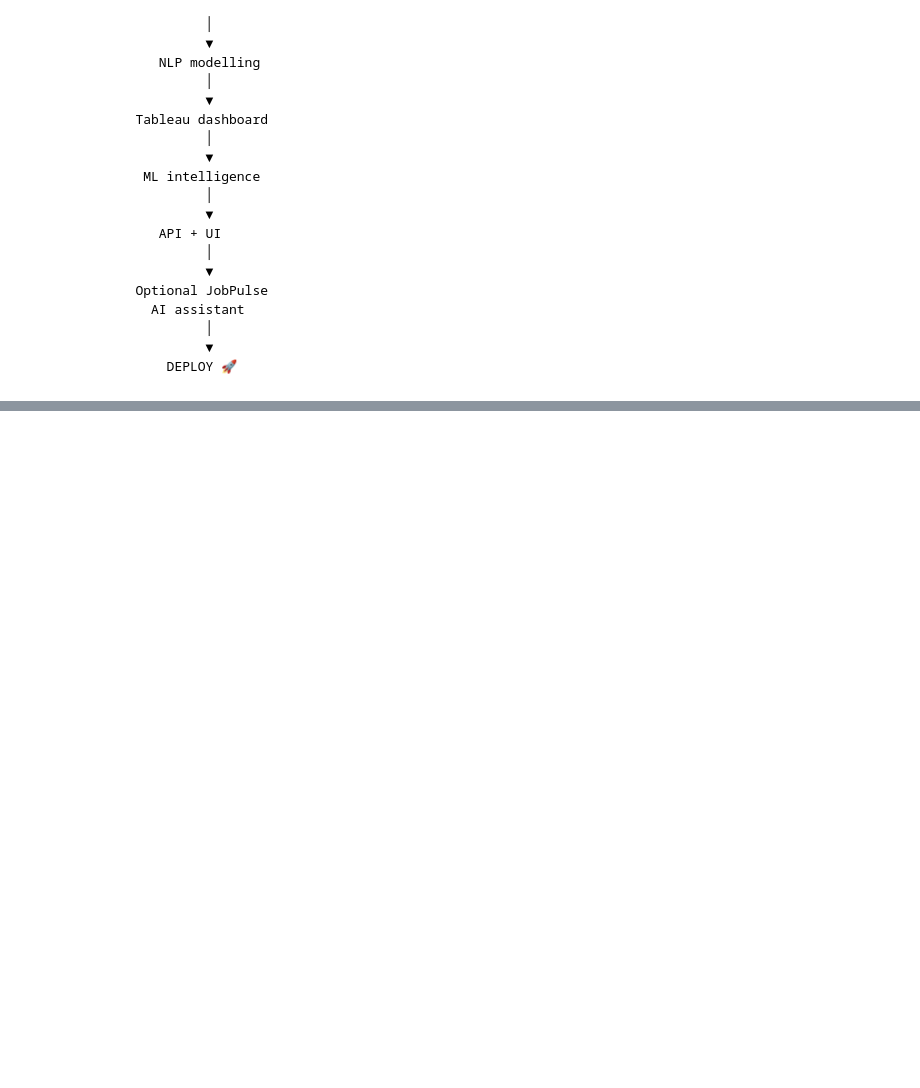
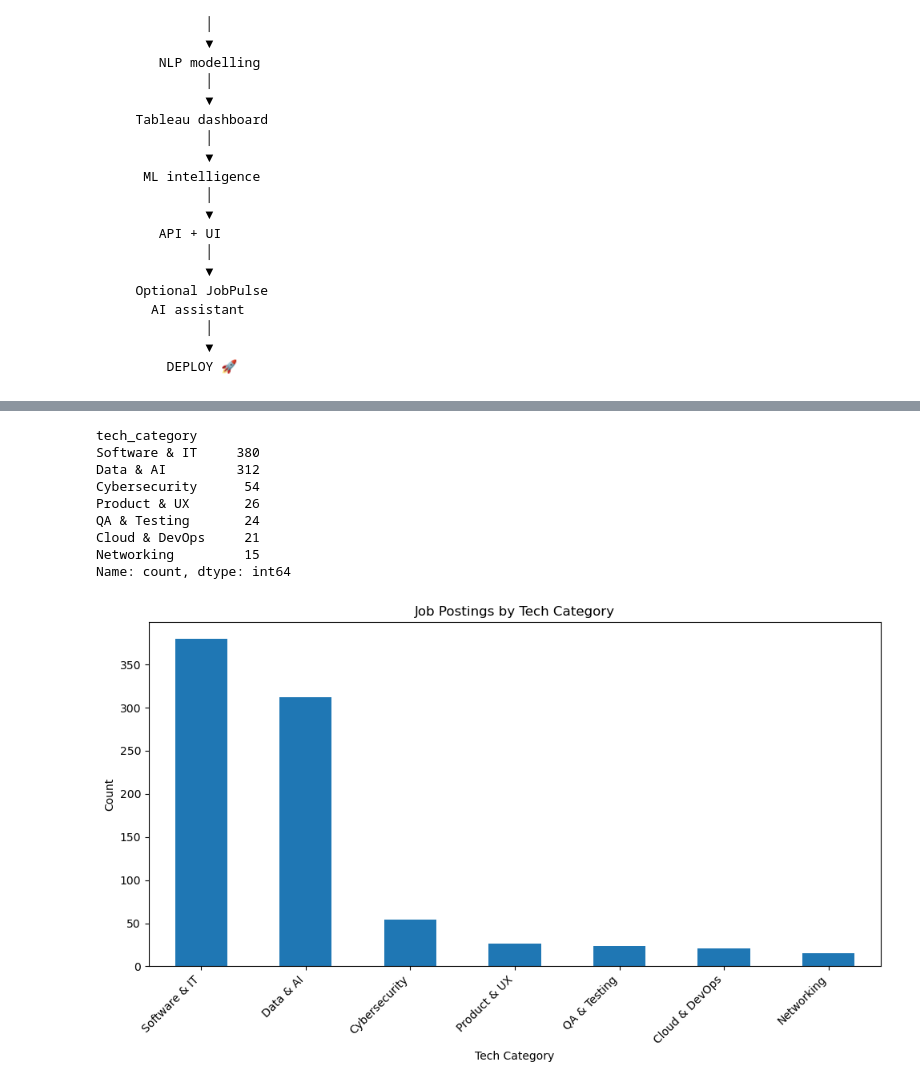
Before and after one commit to franciswairagu/jobpulseKe, a Jupyter notebook: notebooks/notebook.ipynb, the cells around one changed output, grey strips where cells are left out. Saved outputs shown, nothing was run; the diff lists cells and outputs as text; code cells hidden in the pictures; blank space fills up the shorter version.

```diff
--- a/notebooks/notebook.ipynb
+++ b/notebooks/notebook.ipynb
@@ -64,0 +220,23 @@ df[df["is_tech_job"]==1]
+# %%
+# --- Which category dominates hiring right now? ---
+category_counts = df["tech_category"].value_counts()
+print(category_counts)
+
+category_counts.plot(kind="bar", figsize=(10, 6))
+plt.title("Job Postings by Tech Category")
+plt.xlabel("Tech Category")
+plt.ylabel("Count")
+plt.xticks(rotation=45, ha="right")
+plt.tight_layout()
+plt.show()
+# %% [output]
+tech_category
+Software & IT     380
+Data & AI         312
+Cybersecurity      54
+Product & UX       26
+QA & Testing       24
+Cloud & DevOps     21
+Networking         15
+Name: count, dtype: int64
+[figure, added]
```
Also changed, not shown: parts of 17 cells of this notebook, 1 other file.
